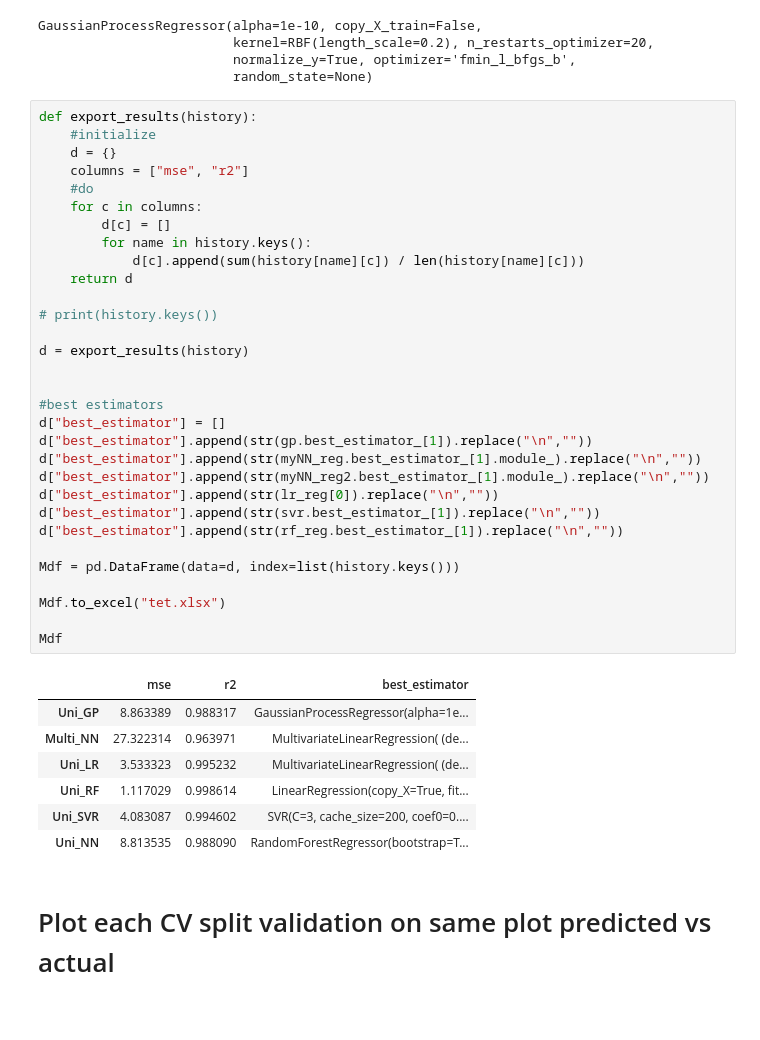
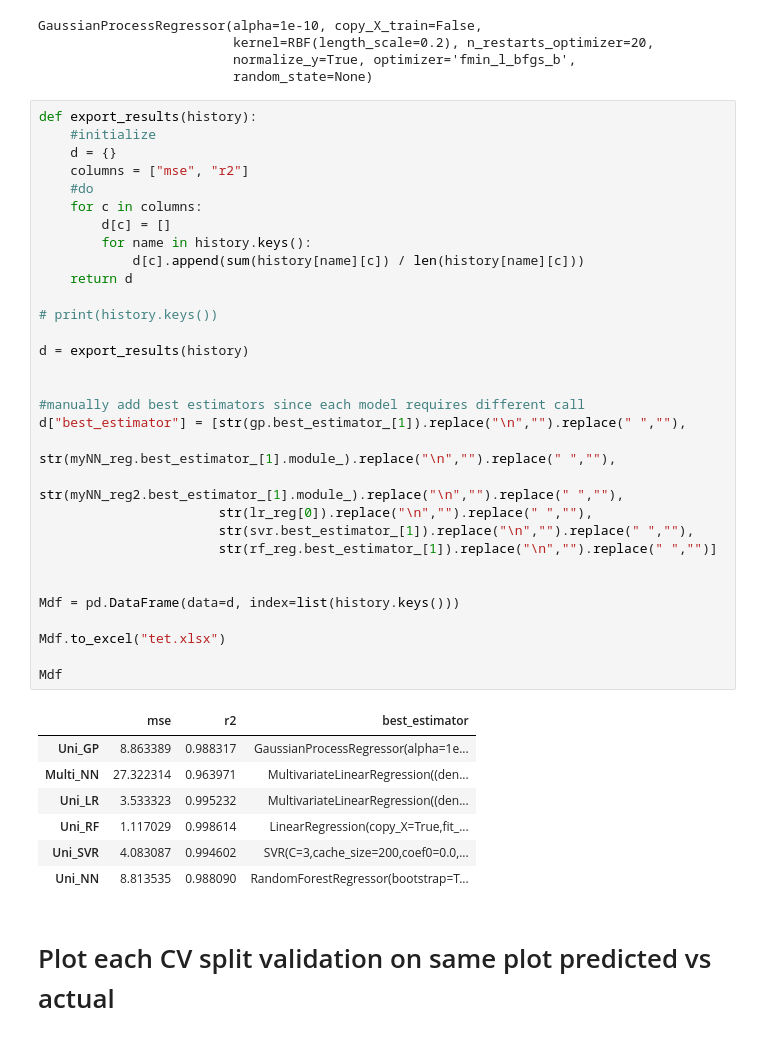
Before and after one commit to jmhuer/quantum_dots, a Jupyter notebook: quantum_dots_data.ipynb, the cells around one changed output. Saved outputs shown, nothing was run; the diff lists cells and outputs as text.

```diff
--- a/quantum_dots_data.ipynb
+++ b/quantum_dots_data.ipynb
@@ -427,41 +427,41 @@ GaussianProcessRegressor(alpha=1e-10, copy_X_train=False,
 # %%
 def export_results(history):
     #initialize
     d = {}
     columns = ["mse", "r2"]
     #do
     for c in columns:
         d[c] = []
         for name in history.keys():
             d[c].append(sum(history[name][c]) / len(history[name][c]))
     return d
 
 # print(history.keys())
 
 d = export_results(history)
 
 
-#best estimators
-d["best_estimator"] = []
-d["best_estimator"].append(str(gp.best_estimator_[1]).replace("\n",""))
-d["best_estimator"].append(str(myNN_reg.best_estimator_[1].module_).replace("\n",""))
-d["best_estimator"].append(str(myNN_reg2.best_estimator_[1].module_).replace("\n",""))
-d["best_estimator"].append(str(lr_reg[0]).replace("\n",""))
-d["best_estimator"].append(str(svr.best_estimator_[1]).replace("\n",""))
-d["best_estimator"].append(str(rf_reg.best_estimator_[1]).replace("\n",""))
+#manually add best estimators since each model requires different call
+d["best_estimator"] = [str(gp.best_estimator_[1]).replace("\n","").replace(" ",""),
+                       str(myNN_reg.best_estimator_[1].module_).replace("\n","").replace(" ",""),
+                       str(myNN_reg2.best_estimator_[1].module_).replace("\n","").replace(" ",""),
+                       str(lr_reg[0]).replace("\n","").replace(" ",""),
+                       str(svr.best_estimator_[1]).replace("\n","").replace(" ",""),
+                       str(rf_reg.best_estimator_[1]).replace("\n","").replace(" ","")]
+
 
 Mdf = pd.DataFrame(data=d, index=list(history.keys()))
 
 Mdf.to_excel("tet.xlsx")
 
 Mdf
 # %% [output]
 |  | mse | r2 | best_estimator |
 | Uni_GP | 8.863389 | 0.988317 | GaussianProcessRegressor(alpha=1e... |
-| Multi_NN | 27.322314 | 0.963971 | MultivariateLinearRegression( (de... |
-| Uni_LR | 3.533323 | 0.995232 | MultivariateLinearRegression( (de... |
-| Uni_RF | 1.117029 | 0.998614 | LinearRegression(copy_X=True, fit... |
-| Uni_SVR | 4.083087 | 0.994602 | SVR(C=3, cache_size=200, coef0=0.... |
+| Multi_NN | 27.322314 | 0.963971 | MultivariateLinearRegression((den... |
+| Uni_LR | 3.533323 | 0.995232 | MultivariateLinearRegression((den... |
+| Uni_RF | 1.117029 | 0.998614 | LinearRegression(copy_X=True,fit_... |
+| Uni_SVR | 4.083087 | 0.994602 | SVR(C=3,cache_size=200,coef0=0.0,... |
 | Uni_NN | 8.813535 | 0.988090 | RandomForestRegressor(bootstrap=T... |
 # %% [markdown]
 # Plot each CV split validation on same plot predicted vs actual
```
